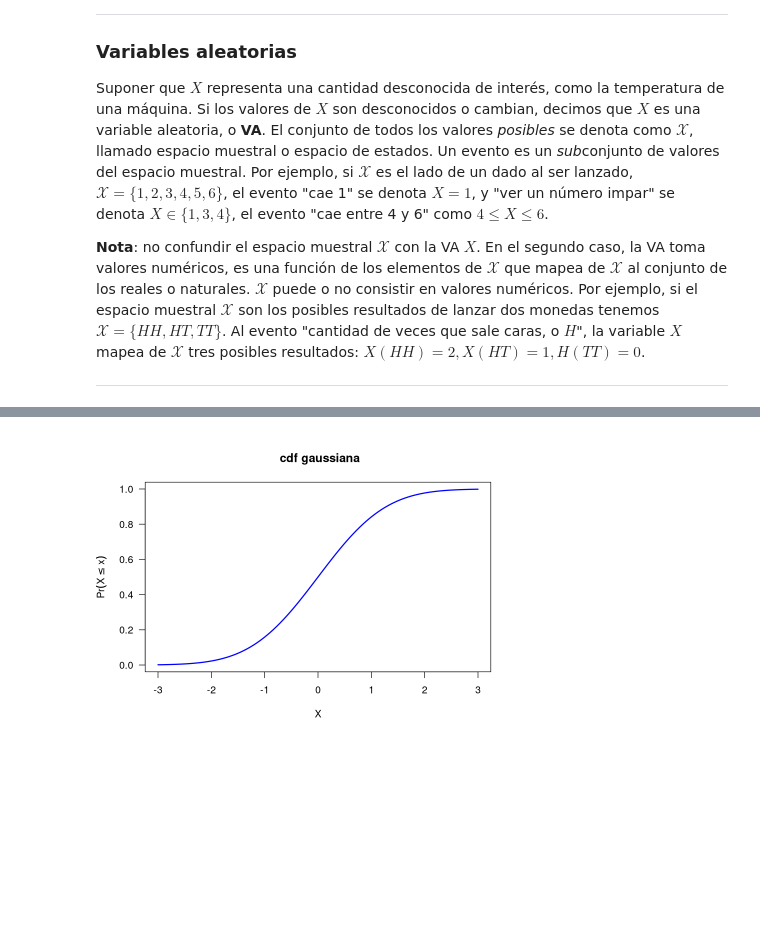
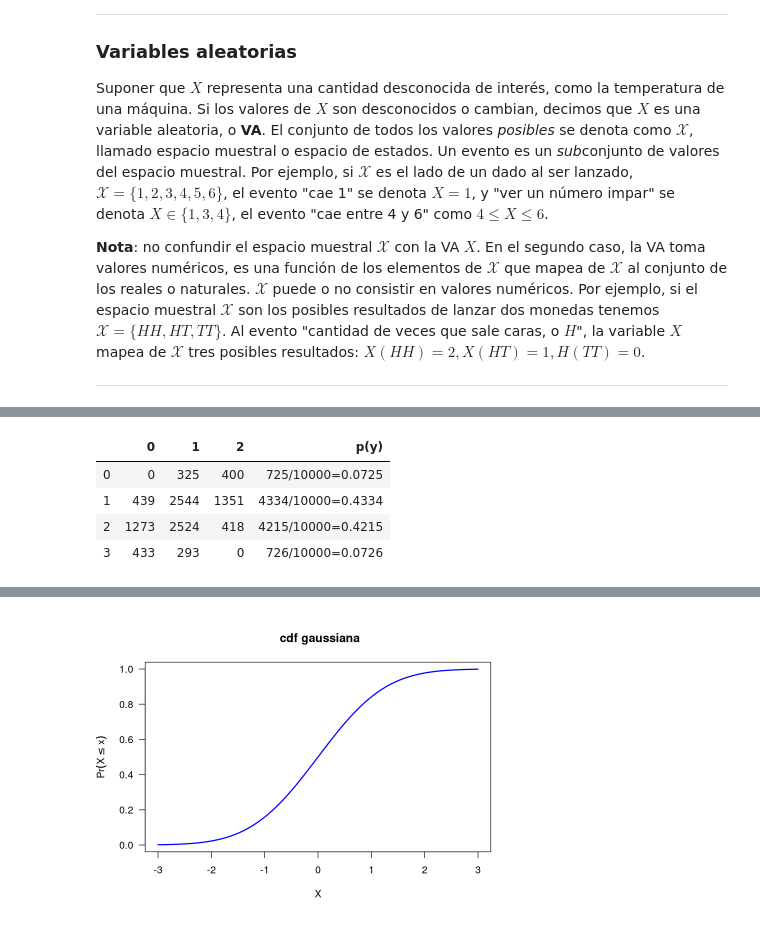
Before and after one commit to jealcalat/Analisis_multivariado-deprecated-, a Jupyter notebook: 2_modelos_multivariados/2.1_funciones_distribucion_densidad.ipynb, the cells around one changed output, grey strips where cells are left out. Cells and saved outputs as stored; diff of their text form; code cells hidden in the pictures; blank space fills up the shorter version.

```diff
--- a/2_modelos_multivariados/2.1_funciones_distribucion_densidad.ipynb
+++ b/2_modelos_multivariados/2.1_funciones_distribucion_densidad.ipynb
@@ -119,0 +160,14 @@ La ecuación (5) es llamada *Teorema de Bayes*, y tiene una importancia en ML y
+# %%
+xt <- table(sampled_data[, c(1, 2)]) |>
+  as.data.frame.matrix()
+# obtener la distribución conjunta de cada celda usando la eq 1
+xt_prob <- (xt / sum(xt))
+# colorear la celda que corresponde a y=0 x=1
+xt_prob[1, 2] <- cell_spec(xt_prob[1, 2], background = "red", color = "black")
+# imprimir la tabla
+xt_prob |>
+  kbl(escape = FALSE, booktabs = TRUE) |>
+  kable_classic_2(full_width = F) |>
+  kable_styling() |>
+  as.character() |>
+  display_html()
@@ -119,0 +188,19 @@ La ecuación (5) es llamada *Teorema de Bayes*, y tiene una importancia en ML y
+# %%
+library(glue)
+xt_py <- xt |>
+  mutate(
+    'p(y)' = glue("{rowSums(xt)}/{sum(xt)}={rowSums(xt)/sum(xt)}")
+  )
+xt_py |>
+  kbl(escape = FALSE, booktabs = TRUE) |>
+  kable_classic_2(full_width = F) |>
+  kable_styling() |>
+  column_spec(5, color = "black", background = "#d4d1d1") |>
+  as.character() |>
+  display_html()
+# %% [output]
+|  | 0 | 1 | 2 | p(y) |
+| 0 | 0 | 325 | 400 | 725/10000=0.0725 |
+| 1 | 439 | 2544 | 1351 | 4334/10000=0.4334 |
+| 2 | 1273 | 2524 | 418 | 4215/10000=0.4215 |
+| 3 | 433 | 293 | 0 | 726/10000=0.0726 |
```
Also changed, not shown: parts of 22 cells of this notebook, 43 other files.
